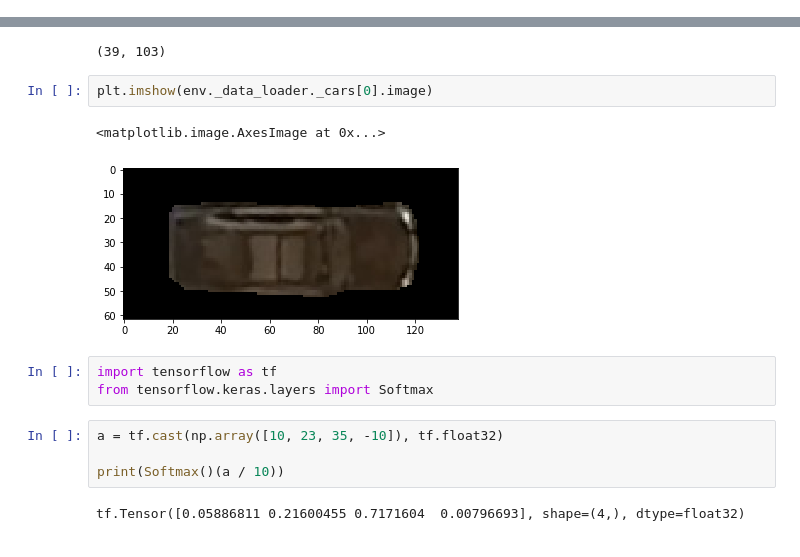
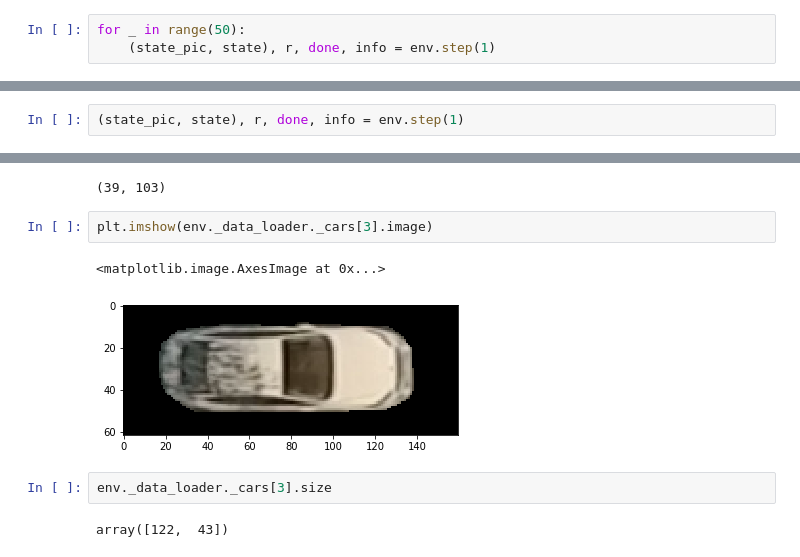
Before and after one commit to MartinsonMichael/raai-summer-school-2019, a Jupyter notebook: simulator/component_test.ipynb, the cells around one changed output, grey strips where cells are left out. Cells and saved outputs as stored; diff of their text form.

Commit message:
update lates env, make some impruvement steps in ref env

```diff
--- a/simulator/component_test.ipynb
+++ b/simulator/component_test.ipynb
@@ -31,0 +47,3 @@ array([122,  43])
+# %%
+for _ in range(50):
+    (state_pic, state), r, done, info = env.step(1)
@@ -31,0 +90,2 @@ array([122,  43])
+# %%
+(state_pic, state), r, done, info = env.step(1)
@@ -81,16 +158,11 @@ env._data_loader._cars[0].size
 # %% [output]
 (39, 103)
 # %%
-plt.imshow(env._data_loader._cars[0].image)
+plt.imshow(env._data_loader._cars[3].image)
 # %% [output]
 <matplotlib.image.AxesImage at 0x...>
-[figure, old version]
+[figure, new version]
-# %%
-import tensorflow as tf
-from tensorflow.keras.layers import Softmax
-# %%
-a = tf.cast(np.array([10, 23, 35, -10]), tf.float32)
-
-print(Softmax()(a / 10))
-# %% [output]
-tf.Tensor([0.05886811 0.21600455 0.7171604  0.00796693], shape=(4,), dtype=float32)
+# %%
+env._data_loader._cars[3].size
+# %% [output]
+array([122,  43])
```
Also changed, not shown: parts of 11 cells of this notebook, 7 other files.
